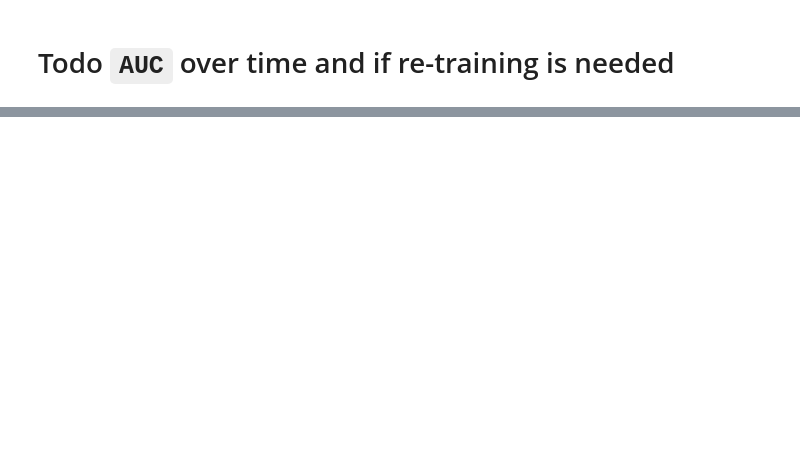
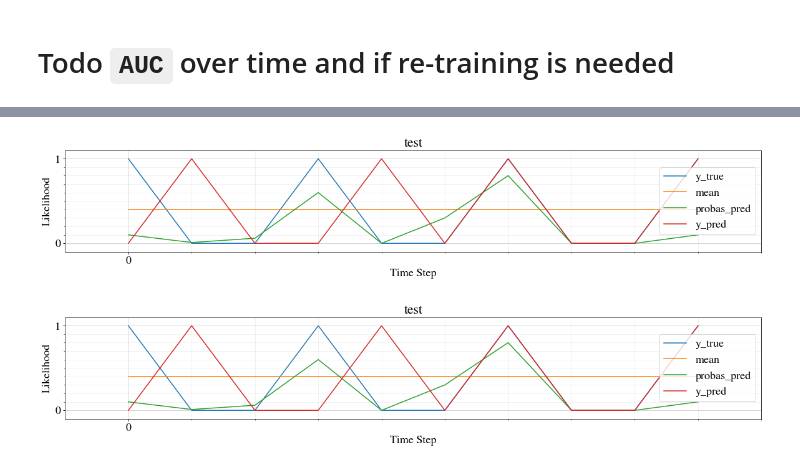
Before and after one commit to bernsblack/masters, a Jupyter notebook: notebook.ipynb, the cells around one changed output, grey strips where cells are left out. Saved outputs shown, nothing was run; the diff lists cells and outputs as text; code cells hidden in the pictures; blank space fills up the shorter version.

```diff
--- a/notebook.ipynb
+++ b/notebook.ipynb
@@ -79,0 +160,4 @@ np.unravel_index(index,shape=(n,h,w))
+# %%
+# offset = np.ones(data_shape) * np.arange(l_size).reshape(1,-1,1)
+data = np.ones(data_shape) * np.arange(t_size).reshape(-1,1,1)
+data.shape
@@ -203,0 +307,14 @@ Freq: 30T, Length: 335, dtype: float64
+# %%
+for i in range(2):
+    data = sorted_s[:,-(i+1)]
+    ones = np.copy(data)
+    ones[ones == -1]
+    mean = np.ones_like(data)*np.mean(data)
+    cell_plotter = CellPlotter("test")
+    cell_plotter.plot_predictions(y_true=[1,0,0,1,0,0,1,0,0,1],
+                                  y_pred=[0,1,0,0,1,0,1,0,0,1],
+                                  probas_pred=[.1,.01,.06,.6,0,.3,.8,0,0,.1])
+    cell_plotter.show()
+# %% [output]
+[figure, added]
+[figure, added]
```
Also changed, not shown: parts of 39 cells of this notebook, 18 other files.
